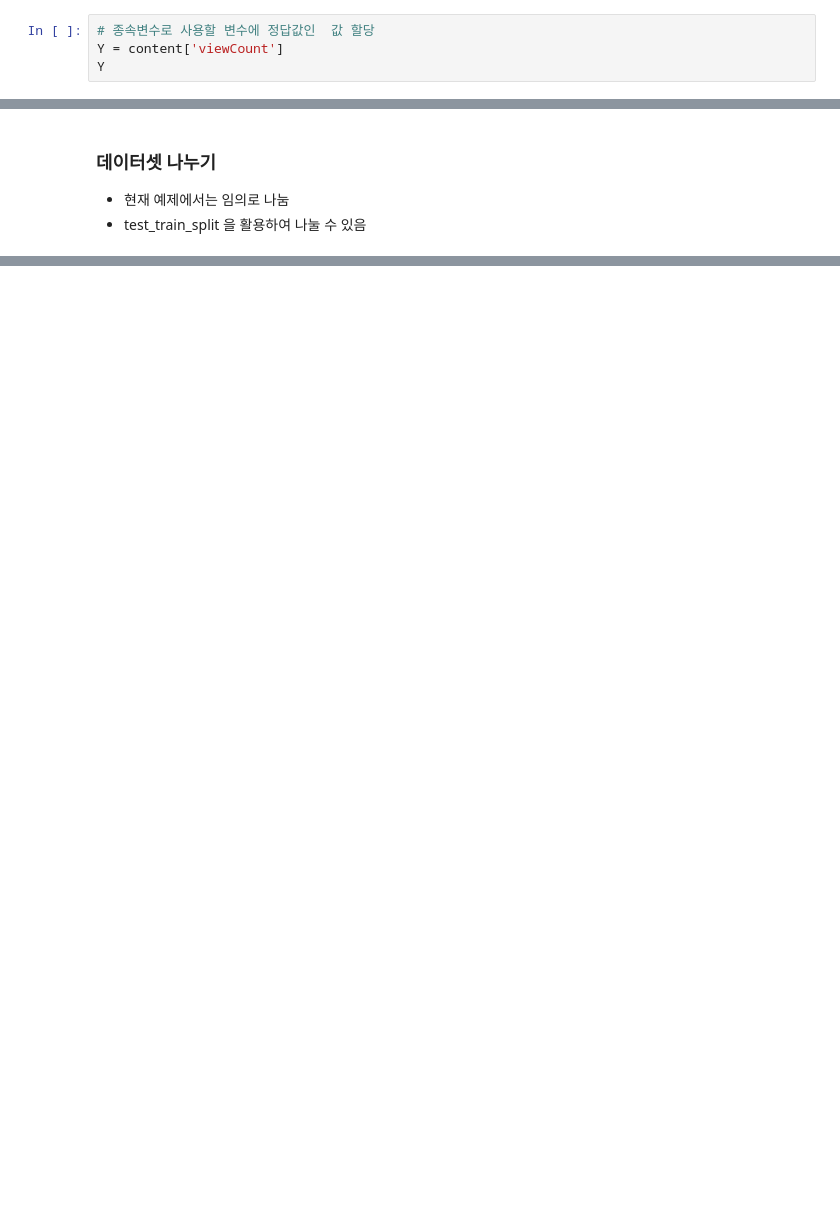
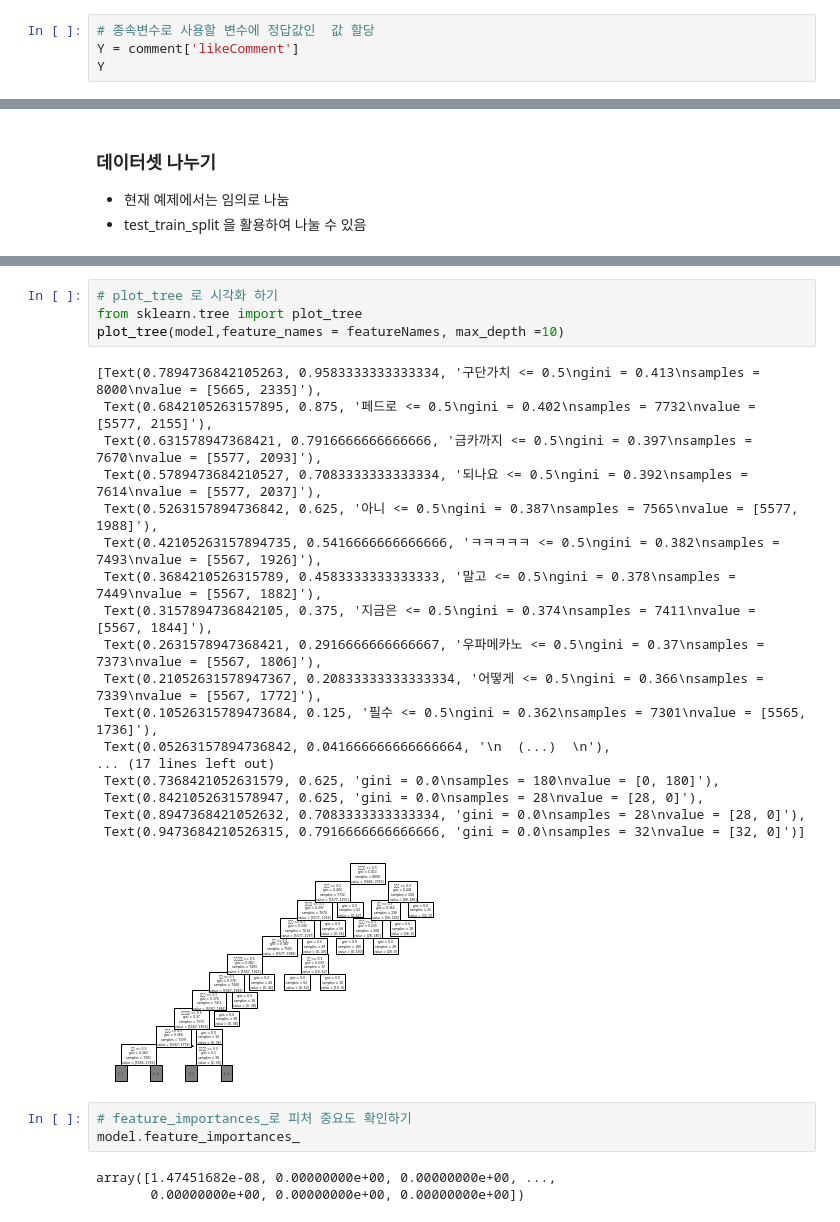
Before and after one commit to kkrree/todaysPython, a Jupyter notebook: 텍스트_분석_실습.ipynb, the cells around one changed output, grey strips where cells are left out. Saved outputs shown, nothing was run; the diff lists cells and outputs as text; blank space fills up the shorter version.

```diff
--- a/텍스트_분석_실습.ipynb
+++ b/텍스트_분석_실습.ipynb
@@ -113,6 +186,6 @@ array([[0, 0, 0, ..., 0, 0, 0],
        [0, 0, 0, ..., 0, 0, 0]])
 # %%
 # 종속변수로 사용할 변수에 정답값인  값 할당
-Y = content['viewCount']
+Y = comment['likeComment']
 Y
 # %% [output]
@@ -192,0 +353,29 @@ X_test, Y_test
+# %%
+# plot_tree 로 시각화 하기
+from sklearn.tree import plot_tree
+plot_tree(model,feature_names = featureNames, max_depth =10)
+# %% [output]
+[Text(0.7894736842105263, 0.9583333333333334, '구단가치 <= 0.5\ngini = 0.413\nsamples = 8000\nvalue = [5665, 2335]'),
+ Text(0.6842105263157895, 0.875, '페드로 <= 0.5\ngini = 0.402\nsamples = 7732\nvalue = [5577, 2155]'),
+ Text(0.631578947368421, 0.7916666666666666, '금카까지 <= 0.5\ngini = 0.397\nsamples = 7670\nvalue = [5577, 2093]'),
+ Text(0.5789473684210527, 0.7083333333333334, '되나요 <= 0.5\ngini = 0.392\nsamples = 7614\nvalue = [5577, 2037]'),
+ Text(0.5263157894736842, 0.625, '아니 <= 0.5\ngini = 0.387\nsamples = 7565\nvalue = [5577, 1988]'),
+ Text(0.42105263157894735, 0.5416666666666666, 'ㅋㅋㅋㅋㅋ <= 0.5\ngini = 0.382\nsamples = 7493\nvalue = [5567, 1926]'),
+ Text(0.3684210526315789, 0.4583333333333333, '말고 <= 0.5\ngini = 0.378\nsamples = 7449\nvalue = [5567, 1882]'),
+ Text(0.3157894736842105, 0.375, '지금은 <= 0.5\ngini = 0.374\nsamples = 7411\nvalue = [5567, 1844]'),
+ Text(0.2631578947368421, 0.2916666666666667, '우파메카노 <= 0.5\ngini = 0.37\nsamples = 7373\nvalue = [5567, 1806]'),
+ Text(0.21052631578947367, 0.20833333333333334, '어떻게 <= 0.5\ngini = 0.366\nsamples = 7339\nvalue = [5567, 1772]'),
+ Text(0.10526315789473684, 0.125, '필수 <= 0.5\ngini = 0.362\nsamples = 7301\nvalue = [5565, 1736]'),
+ Text(0.05263157894736842, 0.041666666666666664, '\n  (...)  \n'),
+... (17 lines left out)
+ Text(0.7368421052631579, 0.625, 'gini = 0.0\nsamples = 180\nvalue = [0, 180]'),
+ Text(0.8421052631578947, 0.625, 'gini = 0.0\nsamples = 28\nvalue = [28, 0]'),
+ Text(0.8947368421052632, 0.7083333333333334, 'gini = 0.0\nsamples = 28\nvalue = [28, 0]'),
+ Text(0.9473684210526315, 0.7916666666666666, 'gini = 0.0\nsamples = 32\nvalue = [32, 0]')]
+[figure, added]
+# %%
+# feature_importances_로 피처 중요도 확인하기
+model.feature_importances_
+# %% [output]
+array([1.47451682e-08, 0.00000000e+00, 0.00000000e+00, ...,
+       0.00000000e+00, 0.00000000e+00, 0.00000000e+00])
```
Also changed, not shown: parts of 26 cells of this notebook.
